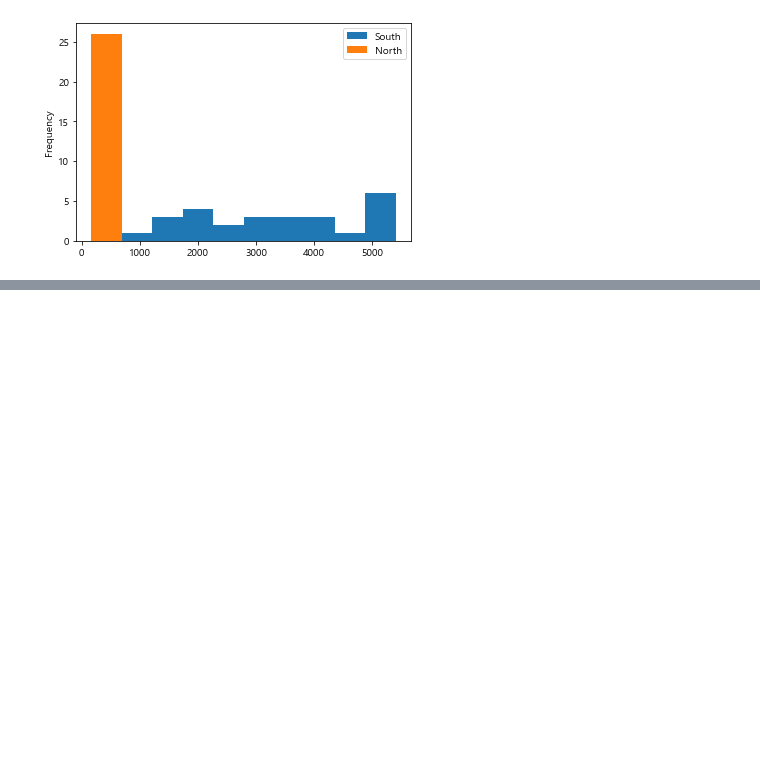
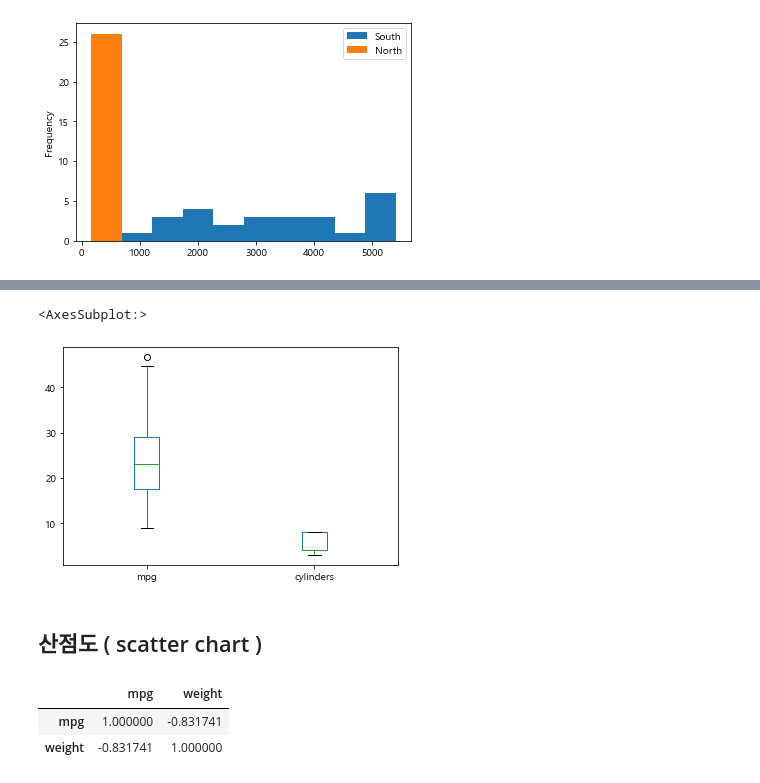
Before and after one commit to updaun/PythonBasic, a Jupyter notebook: jupyter_notebooks/Pandas/Pandas7.ipynb, the cells around one changed output, grey strips where cells are left out. Saved outputs shown, nothing was run; the diff lists cells and outputs as text; code cells hidden in the pictures; blank space fills up the shorter version.

```diff
--- a/jupyter_notebooks/Pandas/Pandas7.ipynb
+++ b/jupyter_notebooks/Pandas/Pandas7.ipynb
@@ -108,0 +138,15 @@ tdf_ns.plot(kind = 'hist')
+# %%
+df[['mpg','cylinders']].plot(kind = 'box')
+# %% [output]
+<AxesSubplot:>
+[figure, added]
+# %% [markdown]
+## 산점도 ( scatter chart )
+# %%
+# corr() 메서드 : 상관 계수 계산 메서드
+# 상관계수 : -1 ~ 1
+df[['mpg','weight']].corr()
+# %% [output]
+|  | mpg | weight |
+| mpg | 1.000000 | -0.831741 |
+| weight | -0.831741 | 1.000000 |
```
Also changed, not shown: parts of 20 cells of this notebook, 1 other file.
